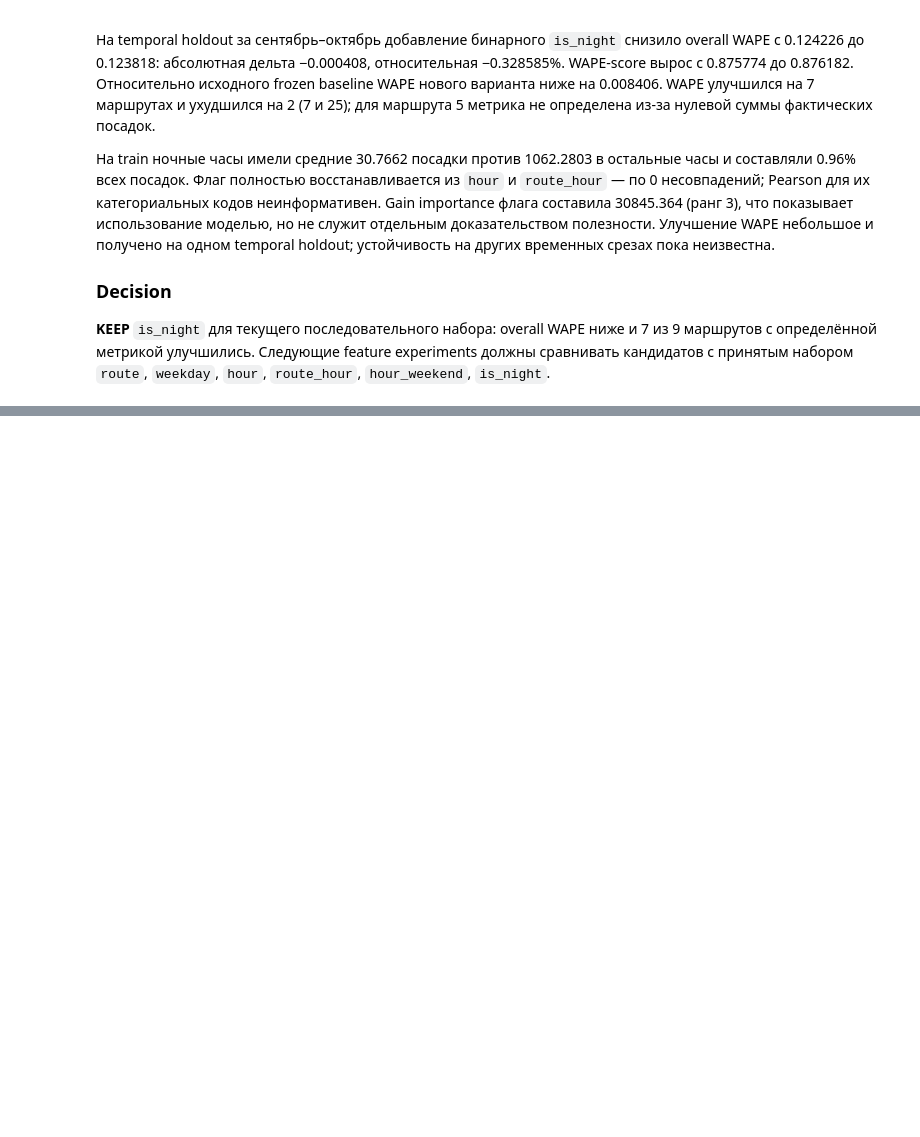
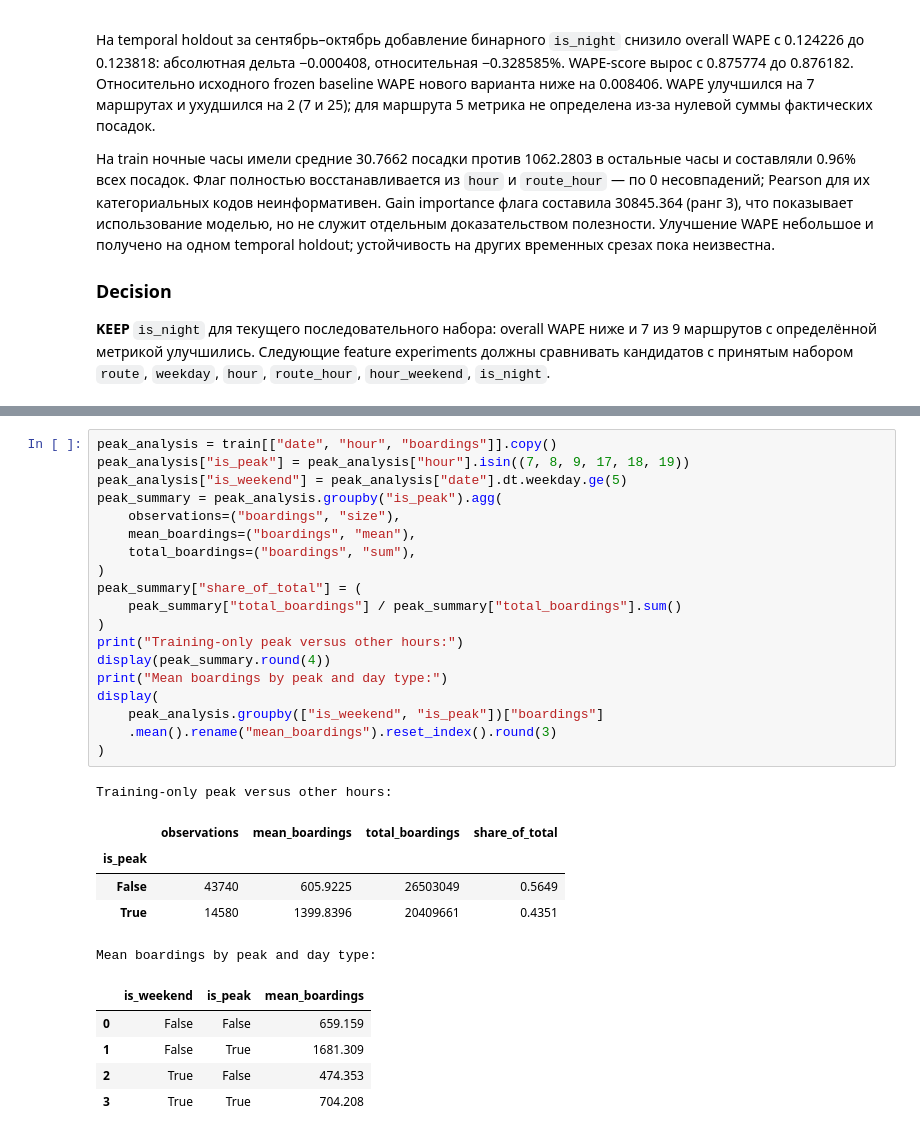
Before and after one commit to rapogahu/MT-Hackathon-2026, a Jupyter notebook: ml/notebooks/feature_engineering.ipynb, the cells around one changed output, grey strips where cells are left out. Saved outputs shown, nothing was run; the diff lists cells and outputs as text; blank space fills up the shorter version.

```diff
--- a/ml/notebooks/feature_engineering.ipynb
+++ b/ml/notebooks/feature_engineering.ipynb
@@ -1692,0 +1707,31 @@ Validation WAPE by route:
+# %%
+peak_analysis = train[["date", "hour", "boardings"]].copy()
+peak_analysis["is_peak"] = peak_analysis["hour"].isin((7, 8, 9, 17, 18, 19))
+peak_analysis["is_weekend"] = peak_analysis["date"].dt.weekday.ge(5)
+peak_summary = peak_analysis.groupby("is_peak").agg(
+    observations=("boardings", "size"),
+    mean_boardings=("boardings", "mean"),
+    total_boardings=("boardings", "sum"),
+)
+peak_summary["share_of_total"] = (
+    peak_summary["total_boardings"] / peak_summary["total_boardings"].sum()
+)
+print("Training-only peak versus other hours:")
+display(peak_summary.round(4))
+print("Mean boardings by peak and day type:")
+display(
+    peak_analysis.groupby(["is_weekend", "is_peak"])["boardings"]
+    .mean().rename("mean_boardings").reset_index().round(3)
+)
+# %% [output]
+Training-only peak versus other hours:
+|  | observations | mean_boardings | total_boardings | share_of_total |
+| is_peak |  |  |  |  |
+| False | 43740 | 605.9225 | 26503049 | 0.5649 |
+| True | 14580 | 1399.8396 | 20409661 | 0.4351 |
+Mean boardings by peak and day type:
+|  | is_weekend | is_peak | mean_boardings |
+| 0 | False | False | 659.159 |
+| 1 | False | True | 1681.309 |
+| 2 | True | False | 474.353 |
+| 3 | True | True | 704.208 |
```
Also changed, not shown: parts of 12 cells of this notebook, 1 other file.
